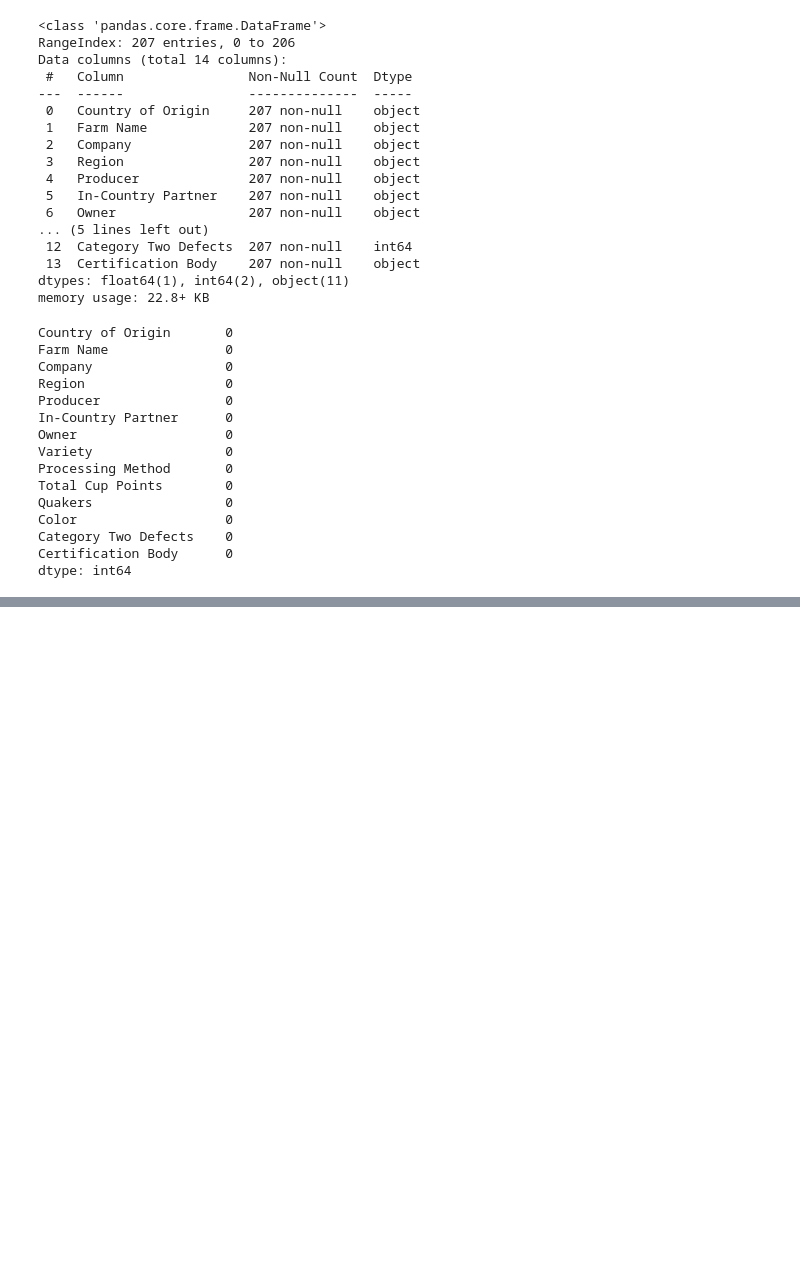
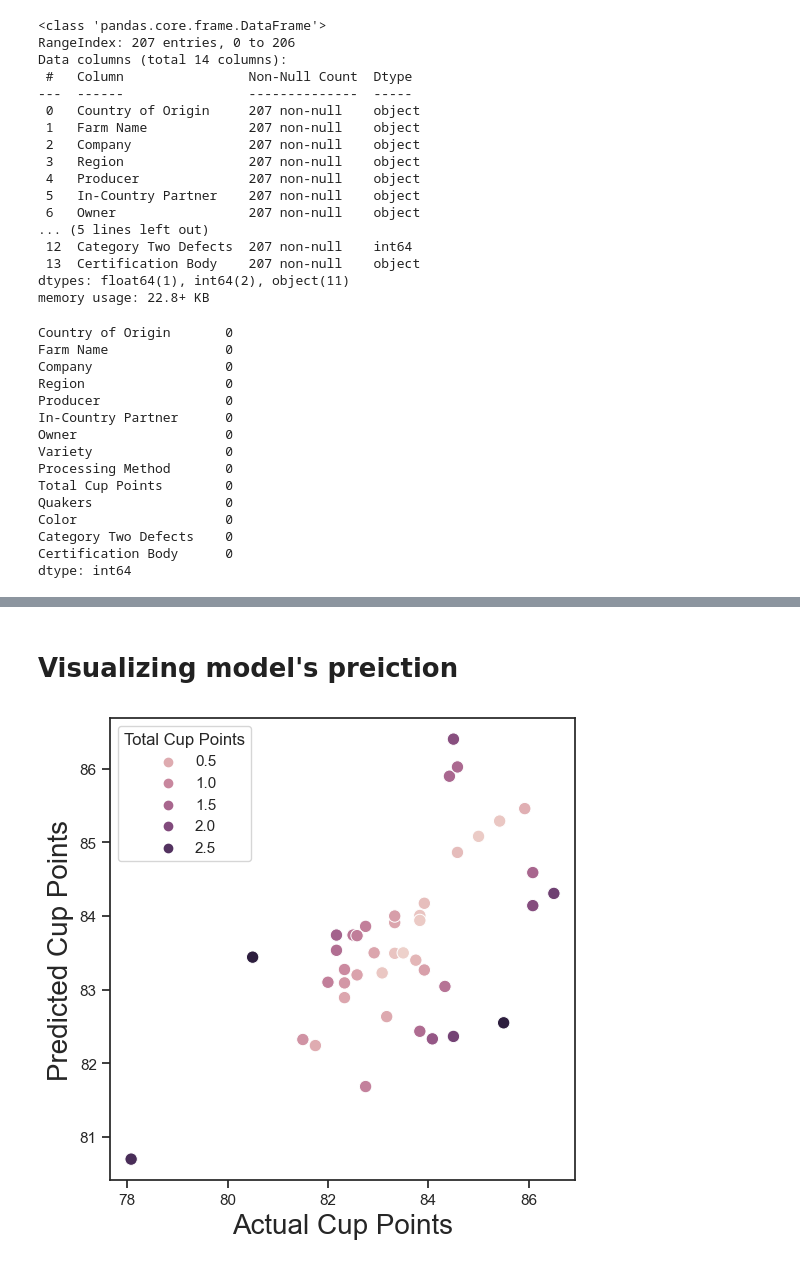
Before and after one commit to Muntasir90629/Coffee-Quality, a Jupyter notebook: Coffee_Quality_Prediction.ipynb, the cells around one changed output, grey strips where cells are left out. Cells and saved outputs as stored; diff of their text form; code cells hidden in the pictures; blank space fills up the shorter version.

```diff
--- a/Coffee_Quality_Prediction.ipynb
+++ b/Coffee_Quality_Prediction.ipynb
@@ -230,0 +309,3 @@ dtype: int64
+# %%
+cat_list = X_train.select_dtypes(include=["object"]).columns.tolist()
+num_list = X_train.select_dtypes(exclude=["object"]).columns.tolist()
@@ -230,0 +314,5 @@ dtype: int64
+# %%
+full_pipeline = ColumnTransformer([
+    ("num", num_pipeline, num_list),
+    ("category", cat_pipeline, cat_list),
+])
@@ -230,0 +339,9 @@ dtype: int64
+# %%
+X_train_norm = full_pipeline.fit_transform(X_train)
+X_test_norm = full_pipeline.transform(X_test)
+# %%
+from sklearn.ensemble import RandomForestRegressor
+forest = RandomForestRegressor(n_estimators=10, max_features=350)
+forest.fit(X_train_norm, y_train)
+y_pred = forest.predict(full_pipeline.transform(X_test))
+y_t = forest.predict(full_pipeline.transform(X_train))
@@ -230,0 +374,10 @@ dtype: int64
+# %% [markdown]
+# Visualizing model's preiction
+# %%
+plt.figure(figsize=(6, 6))
+sns.scatterplot(x=y_test, y=y_pred, hue=abs(y_test - y_pred), s=80)
+plt.xlabel("Actual Cup Points", fontsize=20)
+plt.ylabel("Predicted Cup Points", fontsize=20)
+plt.show()
+# %% [output]
+[figure, added]
```
Also changed, not shown: parts of 21 cells of this notebook.
